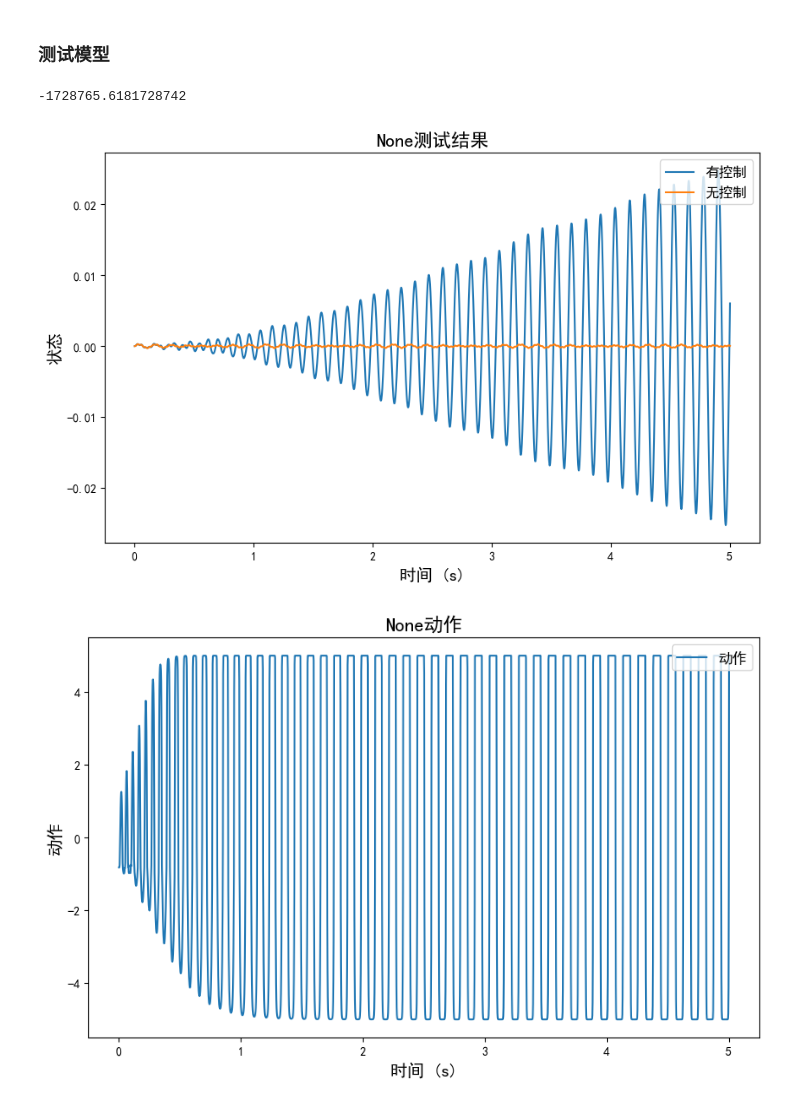
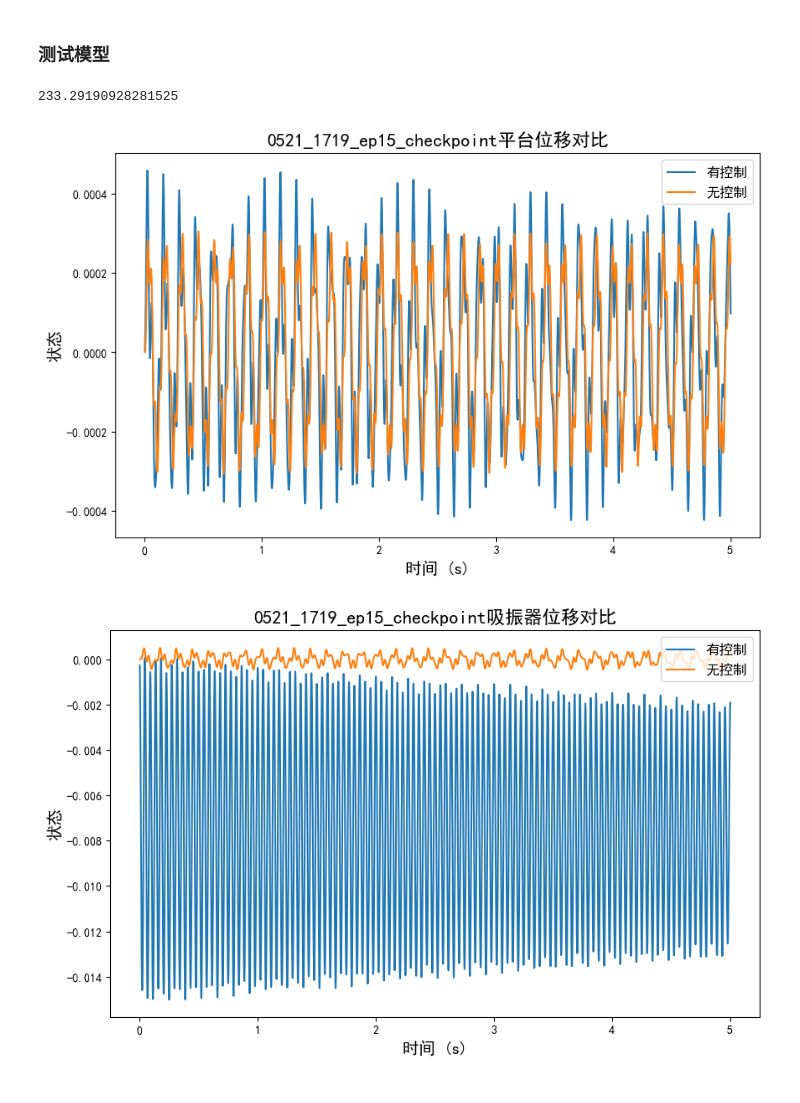
Before and after one commit to CodeZeng0214/DySysIdCtrl, a Jupyter notebook: 电磁式阻尼器深度强化学习/DDPG_control.ipynb, the cells around one changed output. Drawn from its saved outputs; the diff is of its cells as text; code cells hidden in the pictures.

```diff
--- a/电磁式阻尼器深度强化学习/DDPG_control.ipynb
+++ b/电磁式阻尼器深度强化学习/DDPG_control.ipynb
@@ -87,15 +87,16 @@ logging.info("使用设备: %s", device)
 T = 5
 Ts = 0.002
 tolerance = 1e-5 # 误差容忍度
+all_state0 = np.array([0.0, 0.0, 0.0, 0.001, 0.0, 0.0]) # 初始状态
 # DDPG智能体设置
 hidden_dim=64 # 隐藏层维度
 action_bound=5.0 # 动作范围
-actor_lr=1e-4 # Actor学习率
+actor_lr=5e-4 # Actor学习率
 critic_lr=1e-3 # Critic学习率
 gamma=0.98 # 折扣因子
 tau=5e-3 # 软更新参数
-sigma=0.02 # 初始噪声标准差
-clip_grad=True # 是否裁剪梯度
+sigma=0.1 # 初始噪声标准差
+clip_grad=False # 是否裁剪梯度
 # 经验池设置
 capacity= int(1e6) # 经验池容量
 batch_size=64 # 批量大小
@@ -112,7 +113,7 @@ save_interval = 5 # 保存间隔
 # 系统参数（来自MATLAB文件）
 m = 1.6    # 电磁吸振器质量
 M = 100.0  # 待减振对象质量
-k_m = 3000.0  # 电磁吸振器刚度
+k_m = 3000  # 电磁吸振器刚度
 k_M = 200000.0  # 平台刚度
 k_f = 45.0  # 电—力常数 N/A
 k_E = 0.0  # 作动器反电动势系数
@@ -136,7 +137,7 @@ C = np.array([
     [k_m/M,  c_m/M,     -(k_m+k_M)/M, -(c_m+c_M)/M]
 ])
 
-D = np.zeros((2, 1))
+D = np.array([[+k_f/m], [-k_f/M]])
 
 E = np.array([
     [0.0, 0.0, 0.0, c_M/M],
@@ -178,24 +199,15 @@ plot_test_data(save_plot_path=save_plot_path, data = results_no_control)
 
 observation_indices = [0,2,3,5]  # 观测状态索引
 
-# 定义正弦扰动函数
-def sine_disturbance(amp, freq):
-    """正弦扰动函数"""
-    def func(t):
-        return amp * np.sin(2 * np.pi * freq * t)
-    return func
-z_func=sine_disturbance(0.001, 30)
-
 if train_model: logging.info("正弦扰动函数已定义: %s", inspect.getsource(z_func))
-
-# 定义奖励函数
-from rewardfx import tolerance_liner_rf, tolerance_exp_rf
-r_func = tolerance_exp_rf(tolerance=tolerance)
 
 if train_model: logging.info("奖励函数已定义: %s", inspect.getsource(r_func))
 
 # 创建仿真环境
-rl_env = ElectromagneticDamperEnv(A, B, C, D, E, Ts=Ts, T=T, z_func=z_func, obs_indices=observation_indices,r_func=r_func)
+rl_env = ElectromagneticDamperEnv(A, B, C, D, E, Ts=Ts, T=T,
+                                  z_func=z_func, r_func=r_func,
+                                  obs_indices=observation_indices,
+                                  all_state0=all_state0)
 rl_env.set_observation_indices(observation_indices) # 设置观测状态索引
 
 # 创建DDPG智能体
@@ -222,6 +234,7 @@ if train_model:
         "仿真时间": T,
         "采样时间": Ts,
         "误差容忍度": tolerance,
+        "初始状态": all_state0.tolist(),
         "隐藏层维度": hidden_dim,
         "动作范围": action_bound,
         "Actor学习率": actor_lr,
@@ -314,34 +319,42 @@ logging.info(f"奖励图表已保存: {save_plot_path}")
 results_nc = rl_env.run_simulation(z_func=sine_disturbance(0.001, 30), r_func=r_func)
 results_ddpg = rl_env.run_simulation(controller=agent, z_func=sine_disturbance(0.001, 30))
 print(np.sum(results_ddpg['rewards']))
 
-plot_data(plot_title=f"{agent.model_name}测试结果",
+plot_data(plot_title=f"{agent.model_name}平台位移对比",
           xlabel="时间 (s)",
           ylabel="状态",
           x_values=results_ddpg['times'],
           data_sets=[results_ddpg['all_states'][:, 3], results_nc['all_states'][:, 3]],
           save_path=save_plot_path,
           legends=["有控制", "无控制"]
           )
+plot_data(plot_title=f"{agent.model_name}吸振器位移对比",
+            xlabel="时间 (s)",
+            ylabel="状态",
+            x_values=results_ddpg['times'],
+            data_sets=[results_ddpg['all_states'][:, 0], results_nc['all_states'][:, 0]],
+            save_path=save_plot_path,
+            legends=["有控制", "无控制"]
+            )
 
 plot_data(plot_title=f"{agent.model_name}动作",
           xlabel="时间 (s)",
           ylabel="动作",
           x_values=results_ddpg['times'],
           data_sets=[results_ddpg['actions']],
           save_path=save_plot_path,
           legends=["动作"]
           )
 
 plot_data(plot_title=f"{agent.model_name}奖励",
           xlabel="时间 (s)",
           ylabel="奖励",
           x_values=results_ddpg['times'],
           data_sets=[results_ddpg['rewards']],
           save_path=save_plot_path,
           legends=["奖励"]
           )
 # %% [output]
--1728765.6181728742
+233.29190928281525
-[figure, old version]
+[figure, new version]
-[figure, old version]
+[figure, new version]
```
Also changed, not shown: parts of 6 cells of this notebook, 8 other files.
